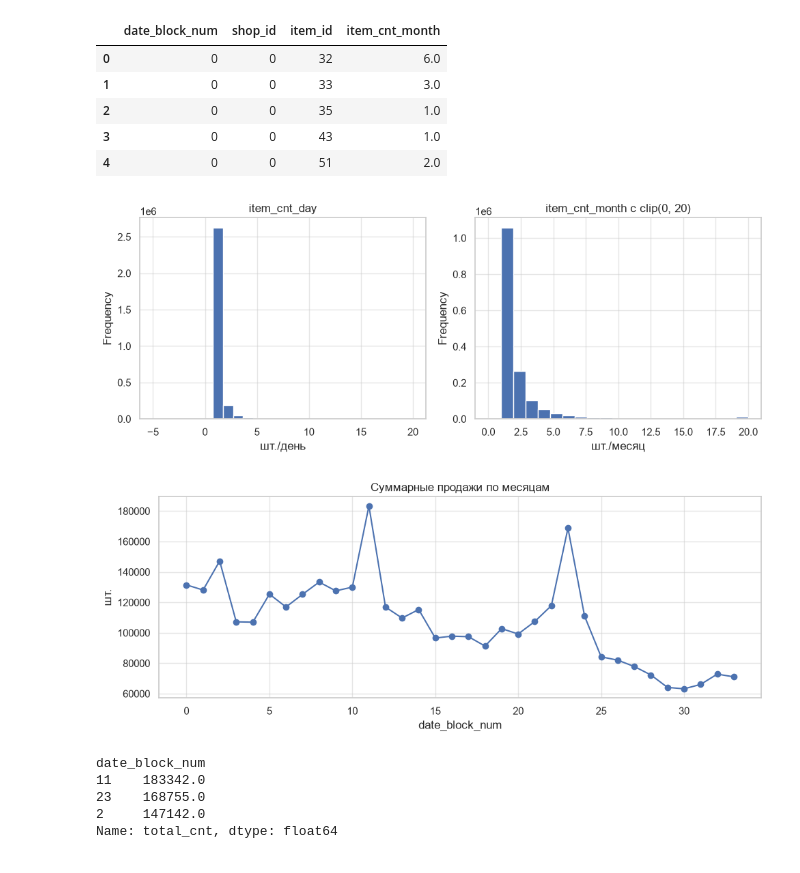
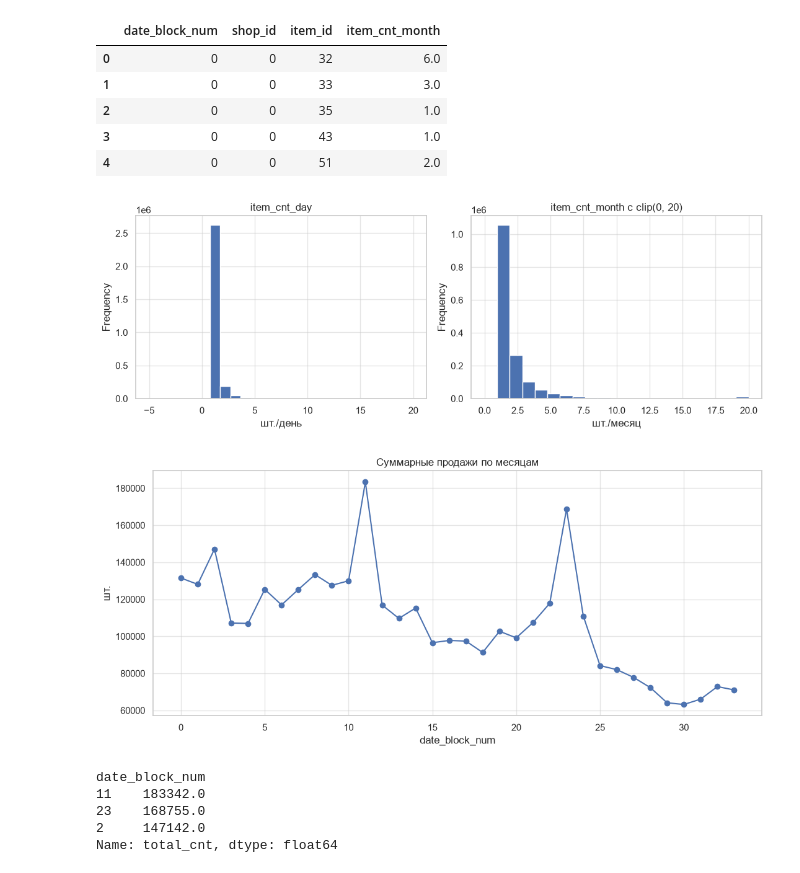
Before and after one commit to brawlerleg/ecup2026, a Jupyter notebook: niki.ipynb, the cells around one changed output. Saved outputs shown, nothing was run; the diff lists cells and outputs as text; code cells hidden in the pictures.

```diff
--- a/niki.ipynb
+++ b/niki.ipynb
@@ -23,7 +23,6 @@ sample_submission = pd.read_csv(os.path.join(path, 'sample_submission.csv'))
 item_categories = pd.read_csv(os.path.join(path, 'item_categories.csv'))
 # %%
 sns.set_theme(style='whitegrid')
-plt.rcParams['figure.figsize'] = (10, 4)
 
 sales_train['date'] = pd.to_datetime(sales_train['date'], format='%d.%m.%Y')
 
@@ -94,22 +93,22 @@ item_cnt_month: min=-22  max=2253
 | 3 | 0 | 0 | 43 | 1.0 |
 | 4 | 0 | 0 | 51 | 2.0 |
 # %%
-fig, ax = plt.subplots(1, 2)
+fig, ax = plt.subplots(1, 2, figsize=(11, 4))
 sales_train.loc[d.between(-5, 20), 'item_cnt_day'].plot(kind='hist', bins=26, ax=ax[0])
 ax[0].set_title('item_cnt_day');
 ax[0].set_xlabel('шт./день')
 _monthly['item_cnt_month'].clip(0, 20).plot(kind='hist', bins=21, ax=ax[1])
 ax[1].set_title('item_cnt_month с clip(0, 20)');
 ax[1].set_xlabel('шт./месяц')
 plt.tight_layout();
 plt.show()
 # %% [output]
-[figure, old version]
+[figure, new version]
 # %%
 by_month = sales_train.groupby('date_block_num', observed=True).agg(
     total_cnt=('item_cnt_day', 'sum'))
 
-fig, ax = plt.subplots(1, 1)
+fig, ax = plt.subplots(1, 1, figsize=(11, 5))
 by_month['total_cnt'].plot(marker='o', ax=ax)
 ax.set_title('Суммарные продажи по месяцам')
 ax.set_xlabel('date_block_num');
@@ -119,7 +118,7 @@ plt.show()
 
 display(by_month['total_cnt'].sort_values(ascending=False).head(3))
 # %% [output]
-[figure, old version]
+[figure, new version]
 date_block_num
 11    183342.0
 23    168755.0
```
Also changed, not shown: parts of 1 cell of this notebook.
